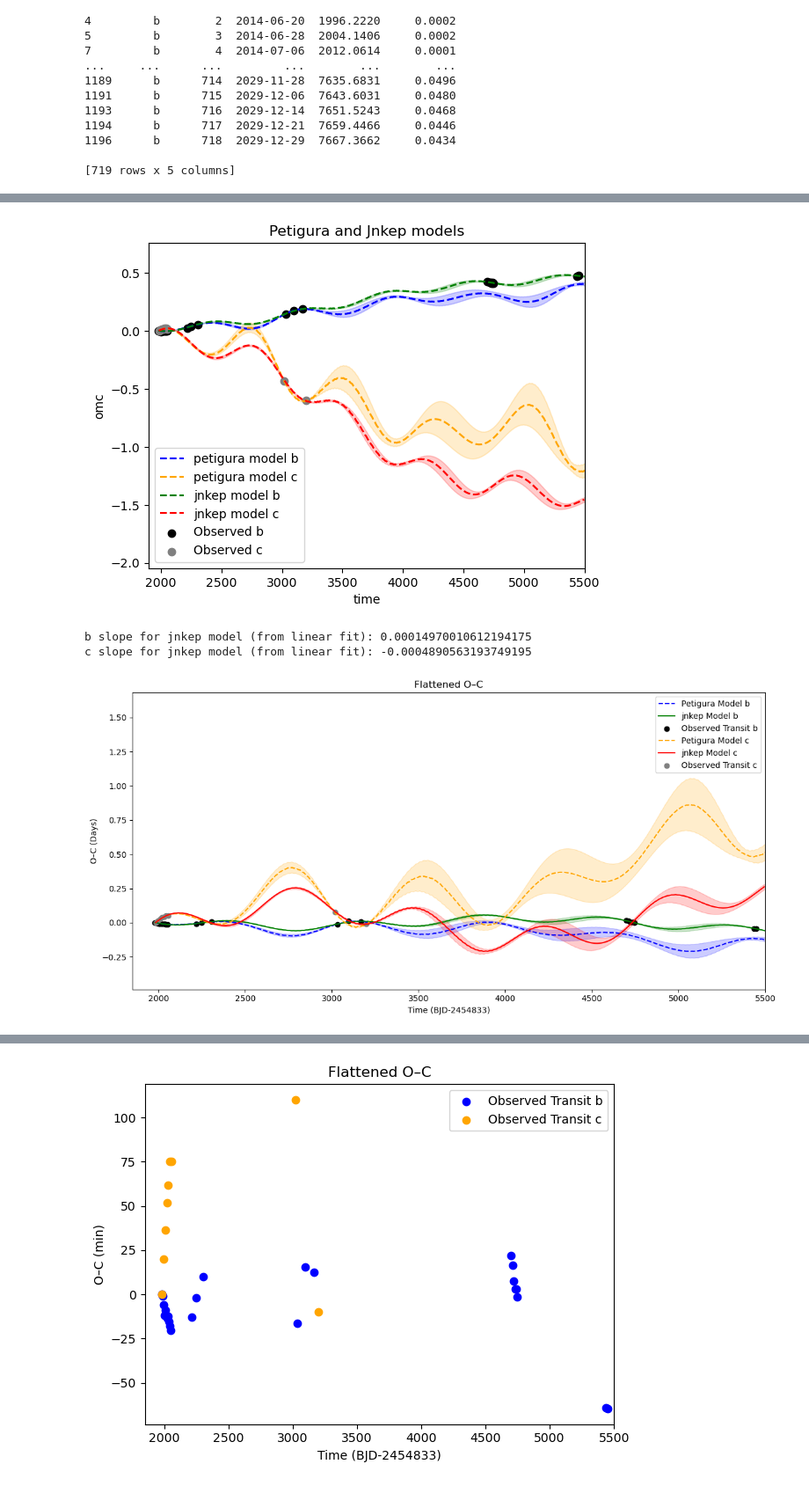
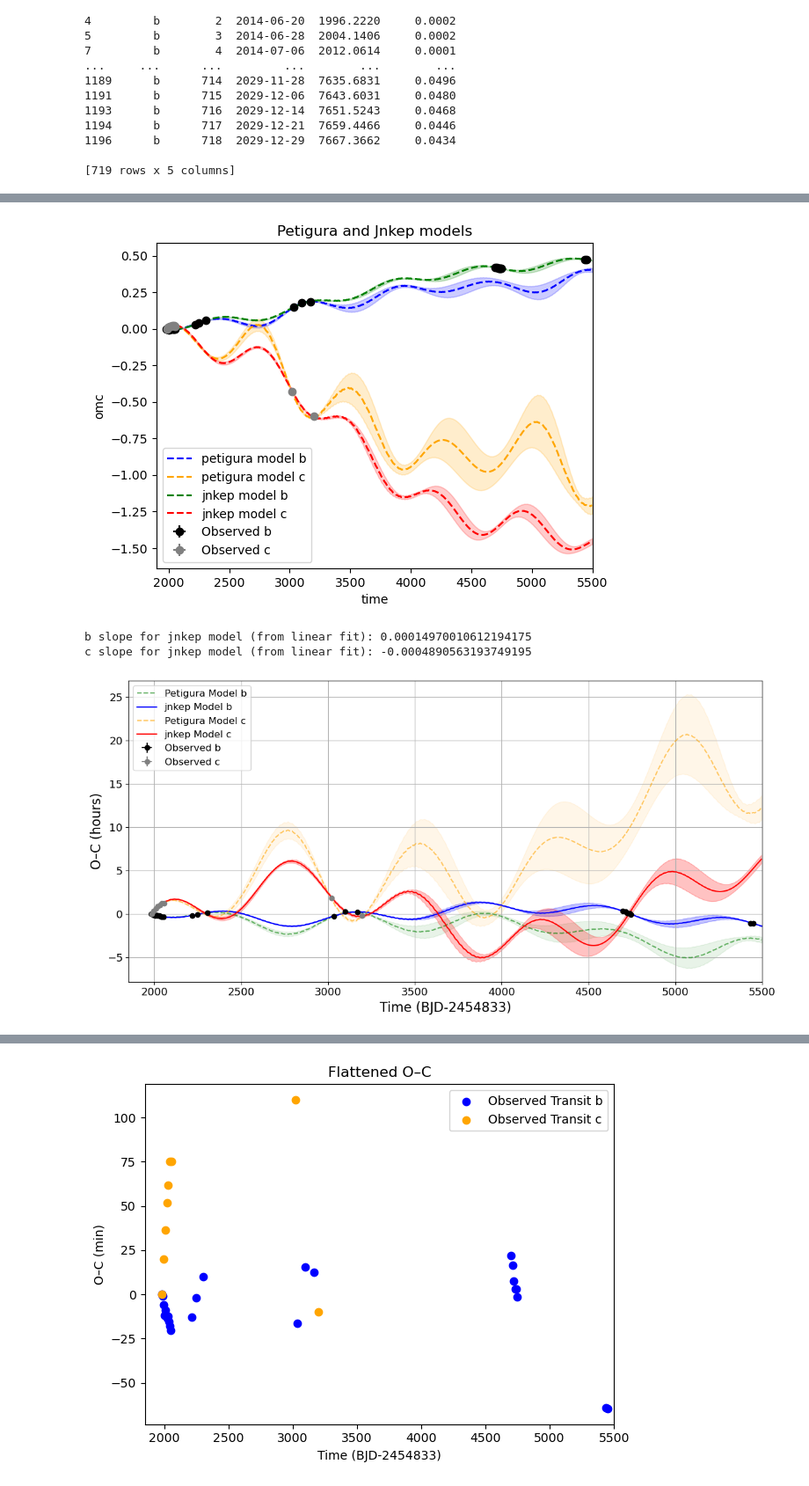
Before and after one commit to pentrican10/k2-19-project, a Jupyter notebook: 6_compare_models.ipynb, the cells around one changed output, grey strips where cells are left out. Shown at 88% size. Drawn from its saved outputs; the diff is of its cells as text; code cells hidden in the pictures.

Commit message:
update plots, multiharmonic fit

```diff
--- a/6_compare_models.ipynb
+++ b/6_compare_models.ipynb
@@ -33,6 +33,9 @@ with open("jnkep_fit_data.json", "r") as f:
 t_obs_b = data["jnkep_observed_times"]["b"]
 t_obs_c = data["jnkep_observed_times"]["c"]
 
+t_obs_err_b = data["jnkep_observed_times_err"]["b"]
+t_obs_err_c = data["jnkep_observed_times_err"]["c"]
+
 index_obs_b = data["jnkep_observed_index"]["b"]
 index_obs_c = data["jnkep_observed_index"]["c"]
 
@@ -113,6 +116,10 @@ df_petigura_mod = read_table(file_petigura_predicted_time)
 df_petigura_b = df_petigura_mod[df_petigura_mod["Planet"] == 'b']
 print(df_petigura_b)
 df_petigura_c = df_petigura_mod[df_petigura_mod["Planet"] == 'c']
+
+# Filter for times < 5500
+df_petigura_b = df_petigura_b[df_petigura_b["Tc_pred"] < 5500]
+df_petigura_c = df_petigura_c[df_petigura_c["Tc_pred"] < 5500]
 # %% [output]
      Planet  Transit        Date    Tc_pred  e_Tc_pred
 0         b        0  2014-06-04  1980.3840     0.0002
@@ -186,10 +215,10 @@ plt.show()
 # %%
 ### adding observed data
 ### same ephem as the model and predictions
-index_obs_b = np.array(index_obs_b)
-index_obs_c = np.array(index_obs_c)
-omc_obs_b = t_obs_b - ephem(best_fit_period_b, best_fit_tc_b, index_obs_b)
-omc_obs_c = t_obs_c - ephem(best_fit_period_c, best_fit_tc_c, index_obs_c)
+# index_obs_b = np.array(index_obs_b)
+# index_obs_c = np.array(index_obs_c)
+# omc_obs_b = t_obs_b - ephem(best_fit_period_b, best_fit_tc_b, index_obs_b)
+# omc_obs_c = t_obs_c - ephem(best_fit_period_c, best_fit_tc_c, index_obs_c)
 
 
 # plt.scatter(t_obs_b, obs_omc_b, label='obs b')
@@ -226,8 +255,10 @@ plt.fill_between(t_jnkep_c,
 
 offset_obs_b = omc_obs_b[0]
 offset_obs_c = omc_obs_c[0]
-plt.scatter(t_obs_b, omc_obs_b-offset_obs_b,marker='o',label='Observed b',c='black')
-plt.scatter(t_obs_c, omc_obs_c-offset_obs_c, marker='o', label='Observed c',c='grey')
+# plt.scatter(t_obs_b, omc_obs_b-offset_obs_b,marker='o',label='Observed b',c='black')
+# plt.scatter(t_obs_c, omc_obs_c-offset_obs_c, marker='o', label='Observed c',c='grey')
+plt.errorbar(t_obs_b, omc_obs_b - offset_obs_b, xerr=t_obs_err_b, yerr=t_obs_err_b, marker='o', linestyle='none', label='Observed b', c='black')
+plt.errorbar(t_obs_c, omc_obs_c - offset_obs_c, xerr=t_obs_err_c, yerr=t_obs_err_c, marker='o', linestyle='none', label='Observed c', c='grey')
 
 plt.title('Petigura and Jnkep models')
 plt.xlabel('time')
@@ -236,7 +267,7 @@ plt.xlim(1900,5500)
 plt.legend()
 plt.show()
 # %% [output]
-[figure, old version]
+[figure, new version]
 # %%
 # Use a linear fit (degree=1) to get slope and intercept
 b_coeffs = np.polyfit(t_jnkep_b, jnkep_omc_b, 1)
@@ -265,53 +296,64 @@ flat_obs_b = apply_trend(t_obs_b, (omc_obs_b-offset_obs_b), b_slope)
 
 ### Planet c - Flatten the data
 flat_petigura_c = apply_trend(t_petigura_c, ephem_omc_c, c_slope)
 flat_jnkep_c = apply_trend(t_jnkep_c, jnkep_omc_c, c_slope)
 flat_obs_c = apply_trend(t_obs_c, (omc_obs_c-offset_obs_c), c_slope)
 
 ### Plot flattened data
 plt.figure(figsize=(12, 6))
 
+flat_obs_b = np.array(flat_obs_b)
+t_obs_err_b = np.array(t_obs_err_b)
+flat_obs_c = np.array(flat_obs_c)
+t_obs_err_c = np.array(t_obs_err_c)
+
 ### Plot for Planet b
 # plt.plot(t_petigura_b, flat_petigura_b, label='Petigura b (flattened)', linestyle='--',c='b')
-plt.plot(t_petigura_b, flat_petigura_b, label='Petigura Model b', linestyle='--', color='b')
+plt.plot(t_petigura_b, flat_petigura_b*24, label='Petigura Model b', linestyle='--', color='g', alpha=0.6)
 plt.fill_between(t_petigura_b,
-                 flat_petigura_b - t_err_petigura_b,
-                 flat_petigura_b + t_err_petigura_b,
-                 color='b', alpha=0.2)
+                 (flat_petigura_b - t_err_petigura_b)*24,
+                 (flat_petigura_b + t_err_petigura_b)*24,
+                 color='g', alpha=0.09)
 
 # plt.plot(t_jnkep_b, flat_jnkep_b, label='jnkep Model b (flattened)',c='g')
-plt.plot(t_jnkep_b, flat_jnkep_b, label='jnkep Model b', color='g')
+plt.plot(t_jnkep_b, flat_jnkep_b*24, label='jnkep Model b', color='b')
 plt.fill_between(t_jnkep_b,
-                 flat_jnkep_b - t_jnkep_err_b,
-                 flat_jnkep_b + t_jnkep_err_b,
-                 color='g', alpha=0.2)
+                 (flat_jnkep_b - t_jnkep_err_b)*24,
+                 (flat_jnkep_b + t_jnkep_err_b)*24,
+                 color='b', alpha=0.24)
 
-plt.scatter(t_obs_b, flat_obs_b, label='Observed Transit b', marker='o', color='black')
 
 ### Plot for Planet c
 # plt.plot(t_petigura_c, flat_petigura_c, label='Petigura c (flattened)', linestyle='--',c='orange')
-plt.plot(t_petigura_c, flat_petigura_c, label='Petigura Model c', linestyle='--', color='orange')
+plt.plot(t_petigura_c, flat_petigura_c*24, label='Petigura Model c', linestyle='--', color='orange', alpha=0.6)
 plt.fill_between(t_petigura_c,
-                 flat_petigura_c - t_err_petigura_c,
-                 flat_petigura_c + t_err_petigura_c,
-                 color='orange', alpha=0.2)
+                 (flat_petigura_c - t_err_petigura_c)*24,
+                 (flat_petigura_c + t_err_petigura_c)*24,
+                 color='orange', alpha=0.09)
 
 # plt.plot(t_jnkep_c, flat_jnkep_c, label='jnkep Model c (flattened)',c='r')
-plt.plot(t_jnkep_c, flat_jnkep_c, label='jnkep Model c', color='r')
+plt.plot(t_jnkep_c, flat_jnkep_c*24, label='jnkep Model c', color='r')
 plt.fill_between(t_jnkep_c,
-                 flat_jnkep_c - t_jnkep_err_c,
-                 flat_jnkep_c + t_jnkep_err_c,
-                 color='r', alpha=0.2)
+                 (flat_jnkep_c - t_jnkep_err_c)*24,
+                 (flat_jnkep_c + t_jnkep_err_c)*24,
+                 color='r', alpha=0.24)
 
-plt.scatter(t_obs_c, flat_obs_c, label='Observed Transit c', marker='o', color='gray')
+
+# plt.scatter(t_obs_b, flat_obs_b, label='Observed Transit b', marker='o', color='black')
+# plt.scatter(t_obs_c, flat_obs_c, label='Observed Transit c', marker='o', color='gray')
+plt.errorbar(t_obs_b, flat_obs_b*24, xerr=t_obs_err_b, yerr=t_obs_err_b*24, marker='o', linestyle='none', label='Observed b', c='black')
+plt.errorbar(t_obs_c, flat_obs_c*24, xerr=t_obs_err_c, yerr=t_obs_err_c*24, marker='o', linestyle='none', label='Observed c', c='grey')
+
 
 ### Customize the plot
-plt.title('Flattened O–C') # (Slope Removed, Pivoted at First Point)
-plt.xlabel(f'Time (BJD-{petigura_offset})')
-plt.ylabel('O–C (Days)')
+# plt.title('Flattened O–C') # (Slope Removed, Pivoted at First Point)
+plt.xlabel(f'Time (BJD-{petigura_offset})', fontsize=16)
+plt.ylabel('O–C (hours)', fontsize=16)
 plt.xlim(1850,5500)
-plt.legend()
+plt.legend(fontsize=12)
+plt.tick_params(axis='both', labelsize=13)
+plt.grid(True)
 plt.tight_layout()
 plt.show()
 # %% [output]
-[figure, old version]
+[figure, new version]
```
Also changed, not shown: parts of 4 cells of this notebook, 2 other files.
